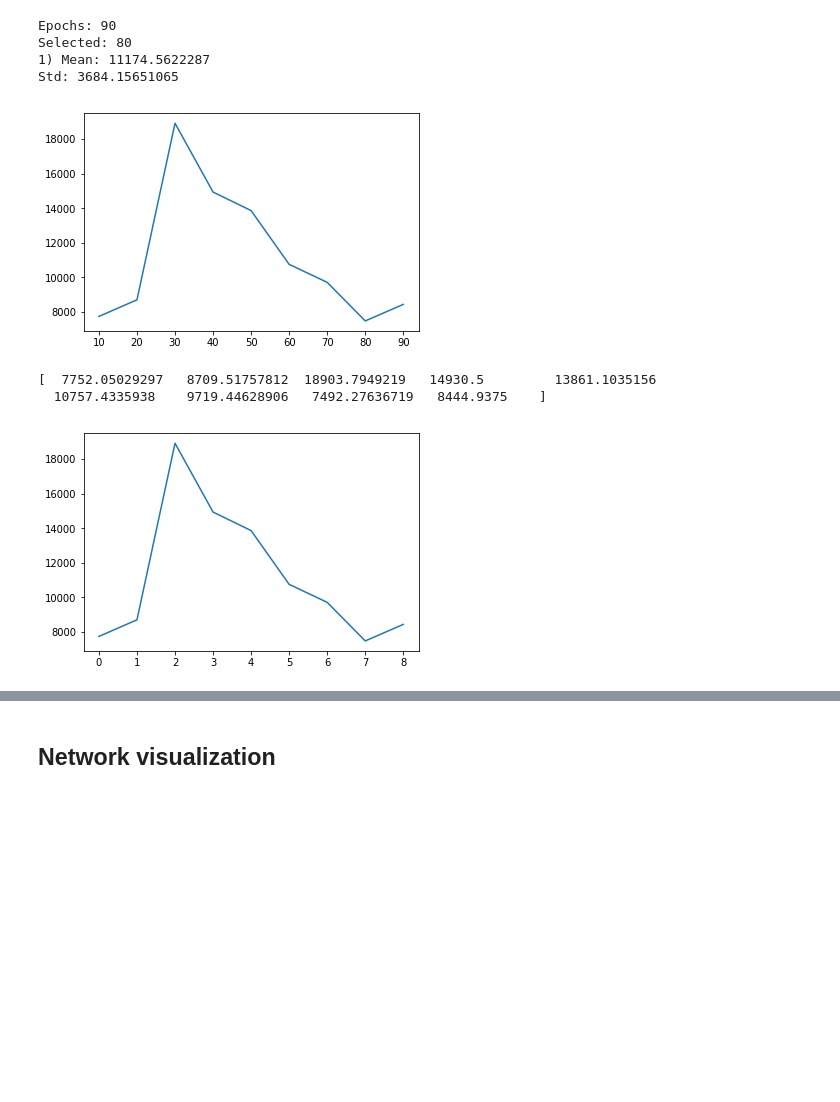
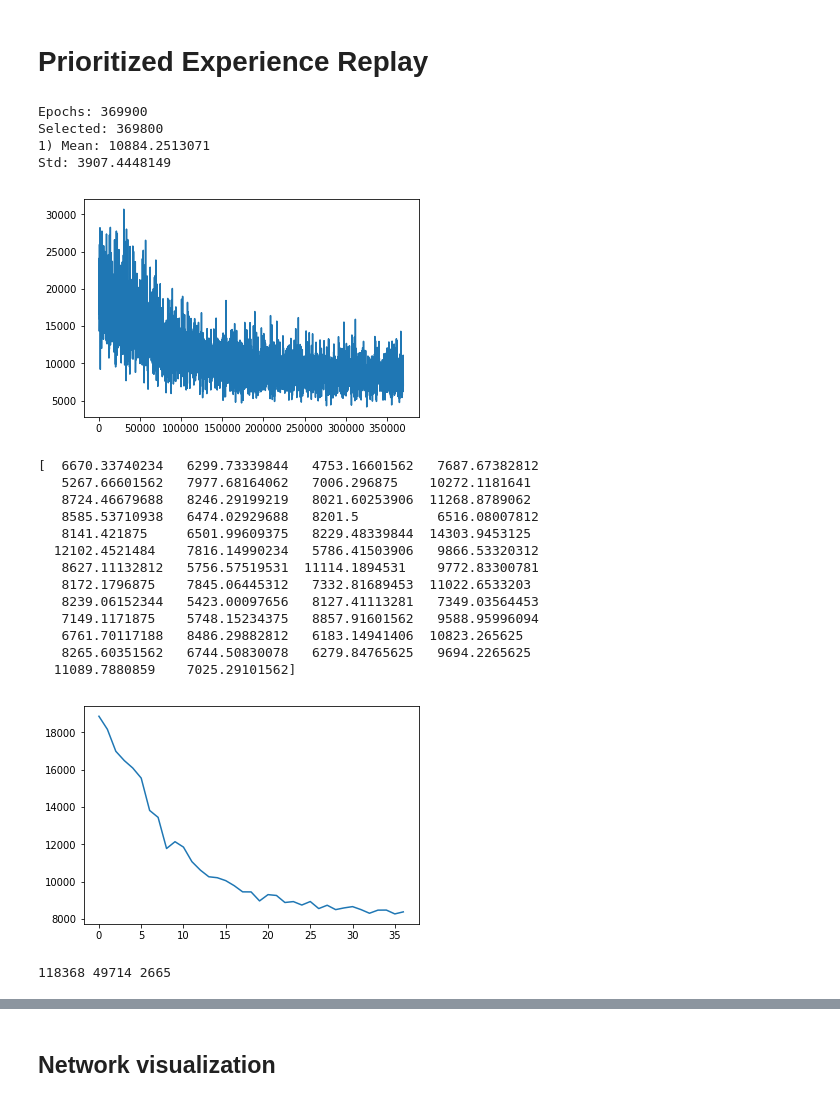
Before and after one commit to valsdav/qQuarto, a Jupyter notebook: Visualize Train.ipynb, the cells around one changed output, grey strips where cells are left out. Cells and saved outputs as stored; diff of their text form; code cells hidden in the pictures; blank space fills up the shorter version.

```diff
--- a/Visualize Train.ipynb
+++ b/Visualize Train.ipynb
@@ -47,0 +50,2 @@ Std: 2046.80208641
+# %% [markdown]
+# Prioritized Experience Replay
@@ -48,33 +54,44 @@ Std: 2046.80208641
 # %%
-#r = requests.get('http://srv.lucatoma.eu/valsdav/output-v3/losses.txt')
-with open("output/losses.txt") as file:
-    text = file.read()
-i = 10
+text = r.text
+#with open("output/losses.txt") as file:
+#    text = file.read()
+i = 100
 data = np.array([float(x) for x in text.split("\n")])
-print("Epochs: {}".format(len(data)*10))
-print("Selected: {}".format((len(data)*10 - i)))
-data1 = data[int(i*0.1)-1:]
-index = list(range(i, (len(data)+1)*10,10))
+print("Epochs: {}".format(len(data)*100))
+print("Selected: {}".format((len(data)*100 - i)))
+data1 = data[int(i*0.01)-1:]
+index = list(range(i, (len(data)+1)*100,100))
 plt.plot(index, data1)
 print("1) Mean:",np.mean(data1))
 print("Std:",np.std(data1))
 
 plt.show()
 print(data1[-50:])
 
-interval = 1
+interval = 100
 m = []
 for i in range(0, len(data1), interval):
     m.append(np.mean(data1[i:i+interval]))
 
 plt.plot(range(len(m)),m)
 plt.show()
 # %% [output]
-Epochs: 90
-Selected: 80
-1) Mean: 11174.5622287
-Std: 3684.15651065
+Epochs: 369900
+Selected: 369800
+1) Mean: 10884.2513071
+Std: 3907.4448149
-[figure, old version]
+[figure, new version]
-[  7752.05029297   8709.51757812  18903.7949219   14930.5         13861.1035156
-  10757.4335938    9719.44628906   7492.27636719   8444.9375    ]
+[  6670.33740234   6299.73339844   4753.16601562   7687.67382812
+   5267.66601562   7977.68164062   7006.296875    10272.1181641
+   8724.46679688   8246.29199219   8021.60253906  11268.8789062
+   8585.53710938   6474.02929688   8201.5          6516.08007812
+   8141.421875     6501.99609375   8229.48339844  14303.9453125
+  12102.4521484    7816.14990234   5786.41503906   9866.53320312
+   8627.11132812   5756.57519531  11114.1894531    9772.83300781
+   8172.1796875    7845.06445312   7332.81689453  11022.6533203
+   8239.06152344   5423.00097656   8127.41113281   7349.03564453
+   7149.1171875    5748.15234375   8857.91601562   9588.95996094
+   6761.70117188   8486.29882812   6183.14941406  10823.265625
+   8265.60351562   6744.50830078   6279.84765625   9694.2265625
+  11089.7880859    7025.29101562]
-[figure, old version]
+[figure, new version]
@@ -80,0 +100,26 @@ Std: 3684.15651065
+# %%
+
+#with open("output/losses_details.txt") as file:
+#    text = file.read()
+cut = False
+
+text = s.text
+losses = []
+pieces = []
+rewards = []
+data = np.array([x.split(" ") for x in text.split("\n")])
+for d in data[:-1]:
+    losses.append(float(d[0]))
+    rewards.append(int(d[1]))
+    pieces.append(int(d[2]))
+
+if cut:
+    if len(losses)> 16000:
+        losses = losses[-16000:]
+        rewards = rewards[-16000:]
+        pieces = pieces[-16000:]
+
+lo = np.array(losses)
+print(len(rewards), len(lo[lo<5000]), len(lo[lo>50000]))
+# %% [output]
+118368 49714 2665
```
Also changed, not shown: parts of 17 cells of this notebook, 3 other files.
